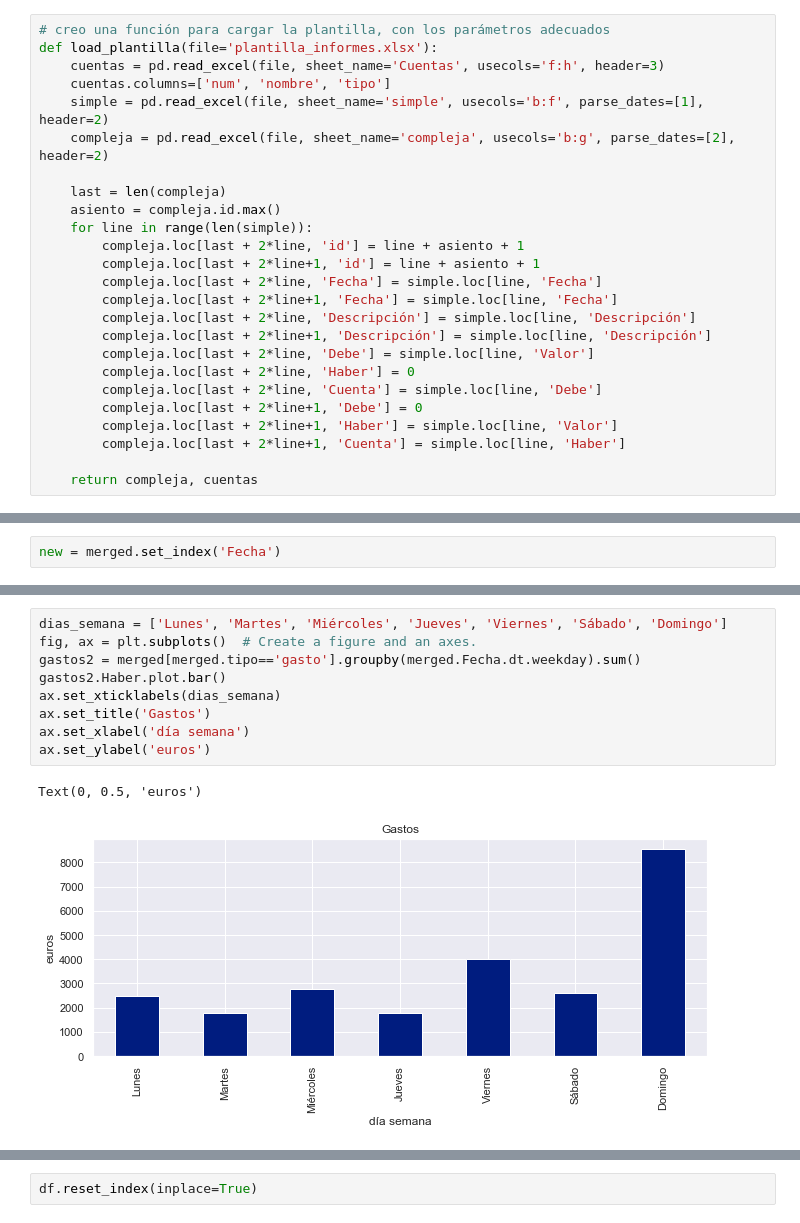
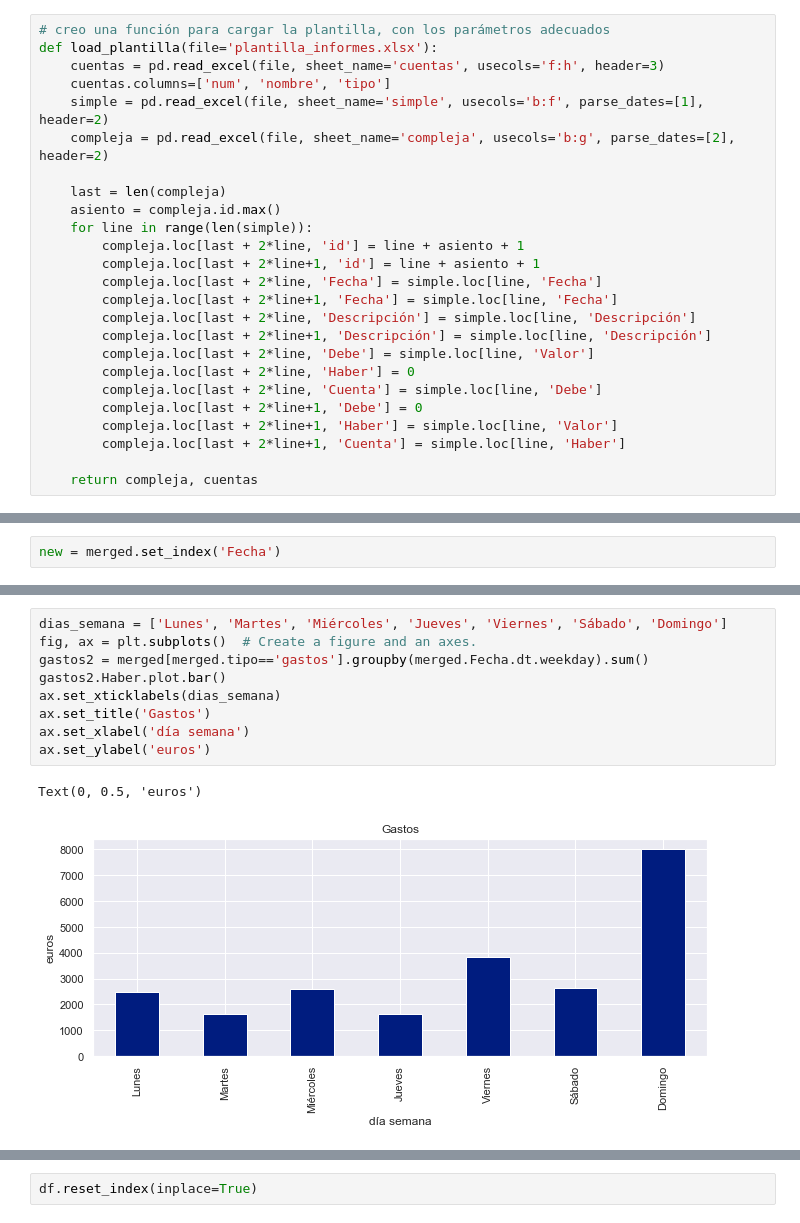
Before and after one commit to osso73/contabilidad, a Jupyter notebook: analysis/informes.ipynb, the cells around one changed output, grey strips where cells are left out. Saved outputs shown, nothing was run; the diff lists cells and outputs as text.

```diff
--- a/analysis/informes.ipynb
+++ b/analysis/informes.ipynb
@@ -12,7 +12,7 @@ import matplotlib.pyplot as plt
 # %%
 # creo una función para cargar la plantilla, con los parámetros adecuados
 def load_plantilla(file='plantilla_informes.xlsx'):
-    cuentas = pd.read_excel(file, sheet_name='Cuentas', usecols='f:h', header=3)
+    cuentas = pd.read_excel(file, sheet_name='cuentas', usecols='f:h', header=3)
     cuentas.columns=['num', 'nombre', 'tipo']
     simple = pd.read_excel(file, sheet_name='simple', usecols='b:f', parse_dates=[1], header=2)
     compleja = pd.read_excel(file, sheet_name='compleja', usecols='b:g', parse_dates=[2], header=2)
@@ -231,15 +231,15 @@ Text(0, 0.5, 'euros')
 # %%
 dias_semana = ['Lunes', 'Martes', 'Miércoles', 'Jueves', 'Viernes', 'Sábado', 'Domingo']
 fig, ax = plt.subplots()  # Create a figure and an axes.
-gastos2 = merged[merged.tipo=='gasto'].groupby(merged.Fecha.dt.weekday).sum()
+gastos2 = merged[merged.tipo=='gastos'].groupby(merged.Fecha.dt.weekday).sum()
 gastos2.Haber.plot.bar()
 ax.set_xticklabels(dias_semana)
 ax.set_title('Gastos')
 ax.set_xlabel('día semana')
 ax.set_ylabel('euros')
 # %% [output]
 Text(0, 0.5, 'euros')
-[figure, old version]
+[figure, new version]
 # %%
 fig, ax = plt.subplots()  # Create a figure and an axes.
 sns.barplot(y=gastos2.Haber, x=gastos2.index, ax=ax)
```
Also changed, not shown: parts of 22 cells of this notebook, 31 other files.
